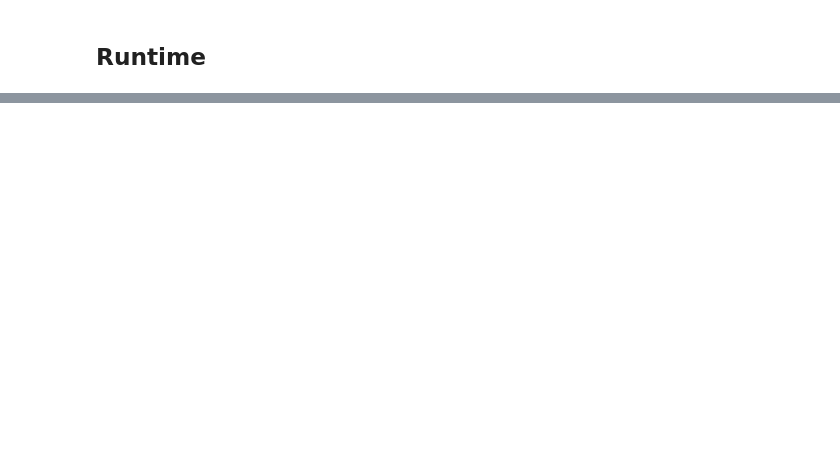
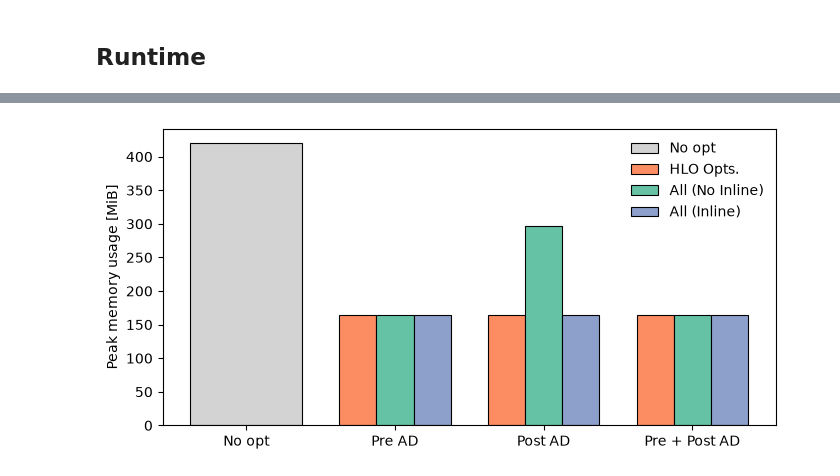
Before and after one commit to EnzymeAD/EnzymeMLIR-PPoPP27, a Jupyter notebook: results/plot-jaxmd.ipynb, the cells around one changed output, grey strips where cells are left out. Drawn from its saved outputs; the diff is of its cells as text; code cells hidden in the pictures; blank space fills up the shorter version.

```diff
--- a/results/plot-jaxmd.ipynb
+++ b/results/plot-jaxmd.ipynb
@@ -122,0 +159,6 @@ plt.show()
+# %%
+# peak device memory over the samples, in MiB
+mem = df.pivot_table(index="key", columns="pipeline", values="mem_avg_bytes") / 2**20
+mem_baseline = mem.loc["BothRev", "Jax"]  # "No opt"
+
+mem.loc[list(KEYS), list(PIPELINES)].assign(**{"No opt (Jax)": mem_baseline})
@@ -122,0 +171,20 @@ plt.show()
+# %%
+fig, ax = plt.subplots(figsize=(7, 3.5))
+
+# "No opt" group: single wide bar
+ax.bar(0, mem_baseline, width=len(PIPELINES) * width, color="lightgray", label="No opt", **bar_kw)
+
+# Pre AD / Post AD / Pre + Post AD groups
+x = np.arange(1, len(KEYS) + 1)
+for off, (pipe, label) in zip(offsets, PIPELINES.items()):
+    ax.bar(x + off, mem.loc[list(KEYS), pipe], width, color=COLORS[pipe], label=label, **bar_kw)
+
+ax.set_xticks(np.arange(len(KEYS) + 1), ["No opt", *KEYS.values()])
+ax.set_ylabel("Peak memory usage [MiB]")
+ax.legend(frameon=False)
+fig.tight_layout()
+
+# fig.savefig("jaxmd20-memory.pdf", bbox_inches="tight")
+plt.show()
+# %% [output]
+[figure, added]
```
Also changed, not shown: parts of 9 cells of this notebook, 4 other files.
